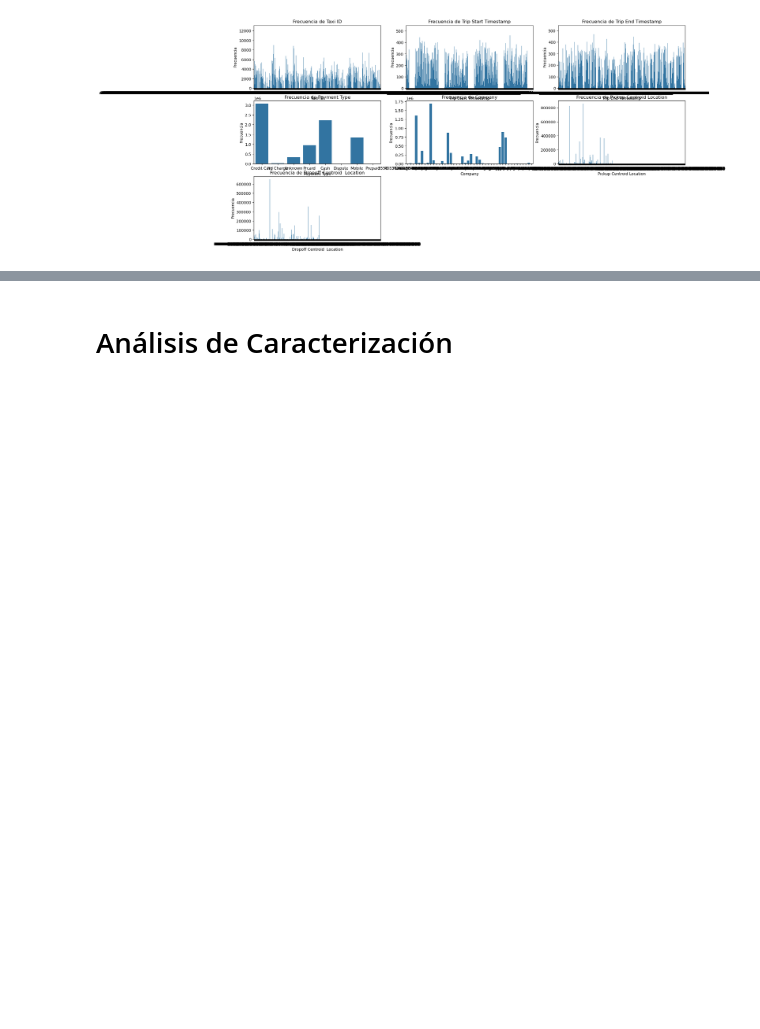
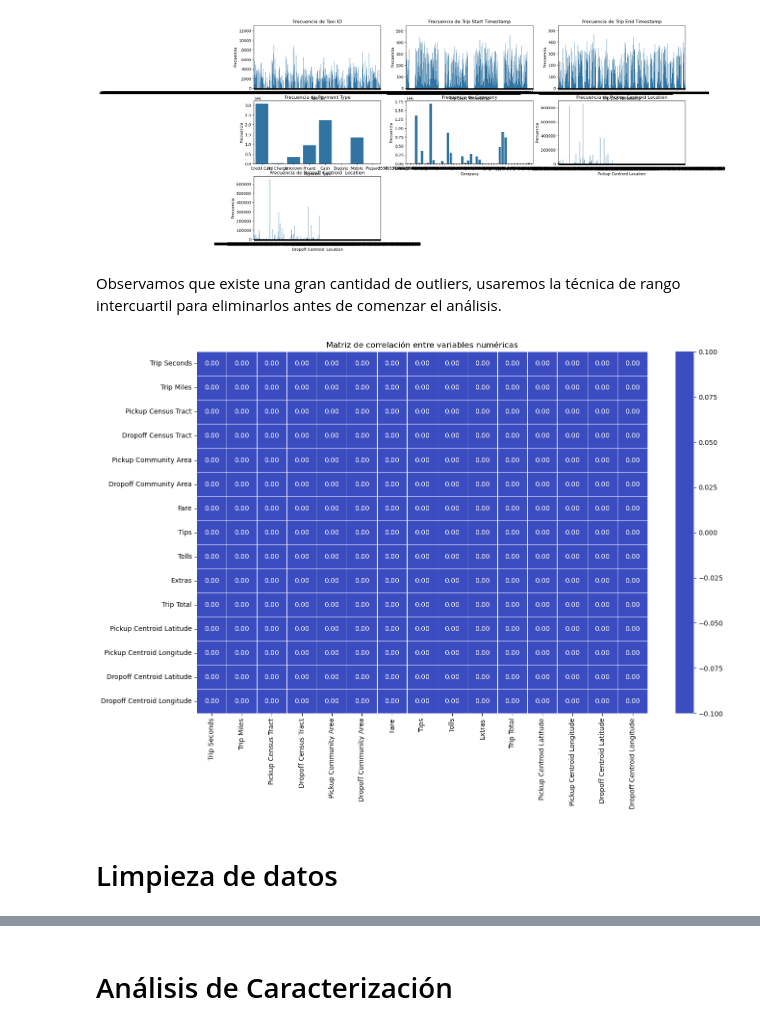
Before and after one commit to Dustec/BigData-Team26, a Jupyter notebook: Notebook.ipynb, the cells around one changed output, grey strips where cells are left out. Cells and saved outputs as stored; diff of their text form; code cells hidden in the pictures; blank space fills up the shorter version.

```diff
--- a/Notebook.ipynb
+++ b/Notebook.ipynb
@@ -303,3 +298,47 @@ plt.tight_layout()
 plt.show()
 # %% [output]
 [figure]
+# %% [markdown]
+Observamos que existe una gran cantidad de outliers, usaremos la técnica de rango intercuartil para eliminarlos antes de comenzar el análisis.
+# %%
+# Lista de todas las columnas numéricas del DF
+all_numeric_cols = [
+    "Trip Seconds",
+    "Trip Miles",
+    "Pickup Census Tract",
+    "Dropoff Census Tract",
+    "Pickup Community Area",
+    "Dropoff Community Area",
+    "Fare",
+    "Tips",
+    "Tolls",
+    "Extras",
+    "Trip Total",
+    "Pickup Centroid Latitude",
+    "Pickup Centroid Longitude",
+    "Dropoff Centroid Latitude",
+    "Dropoff Centroid Longitude"
+]
+correlation_matrix = {}
+
+for col1 in all_numeric_cols:
+    correlation_matrix[col1] = []
+    for col2 in all_numeric_cols:
+        try:
+            corr_value = df_corr.stat.corr(col1, col2)
+        except:
+            corr_value = 0
+        correlation_matrix[col1].append(corr_value)
+
+# DataFrame de Pandas
+corr_df = pd.DataFrame(correlation_matrix, index=all_numeric_cols).astype(float)
+# %%
+plt.figure(figsize=(14, 10))
+sns.heatmap(corr_df, annot=True, fmt=".2f", cmap="coolwarm", center=0, linewidths=0.5)
+plt.title("Matriz de correlación entre variables numéricas")
+plt.tight_layout()
+plt.show()
+# %% [output]
+[figure, added]
+# %% [markdown]
+# Limpieza de datos
```
Also changed, not shown: parts of 20 cells of this notebook, 1 other file.
